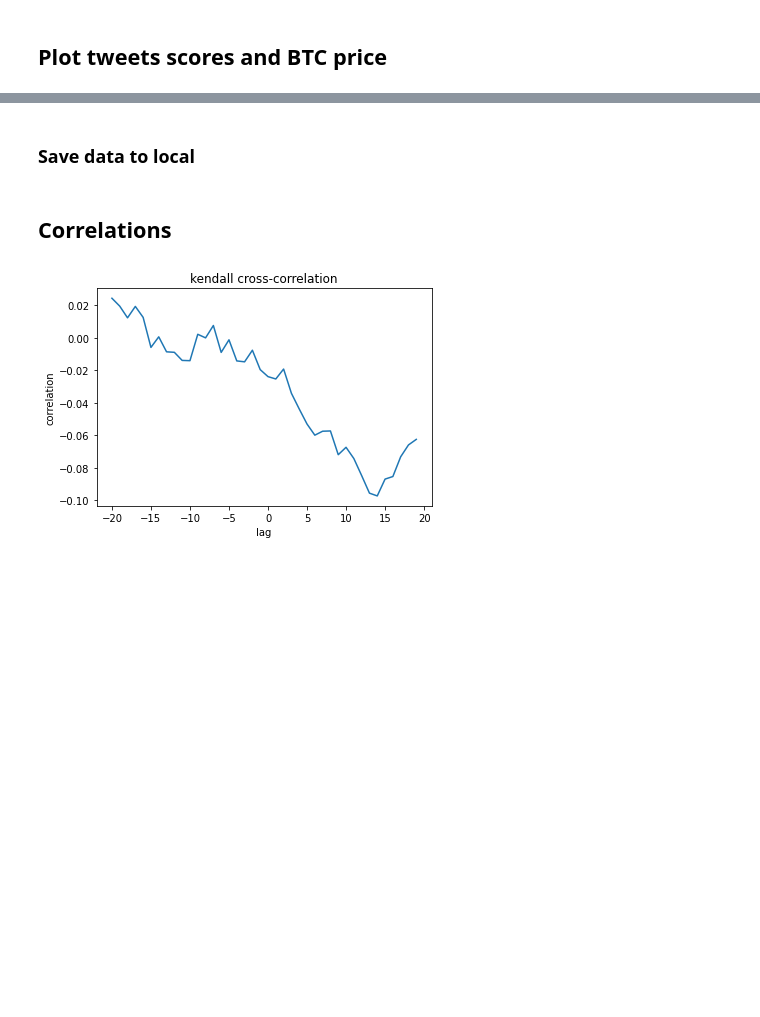
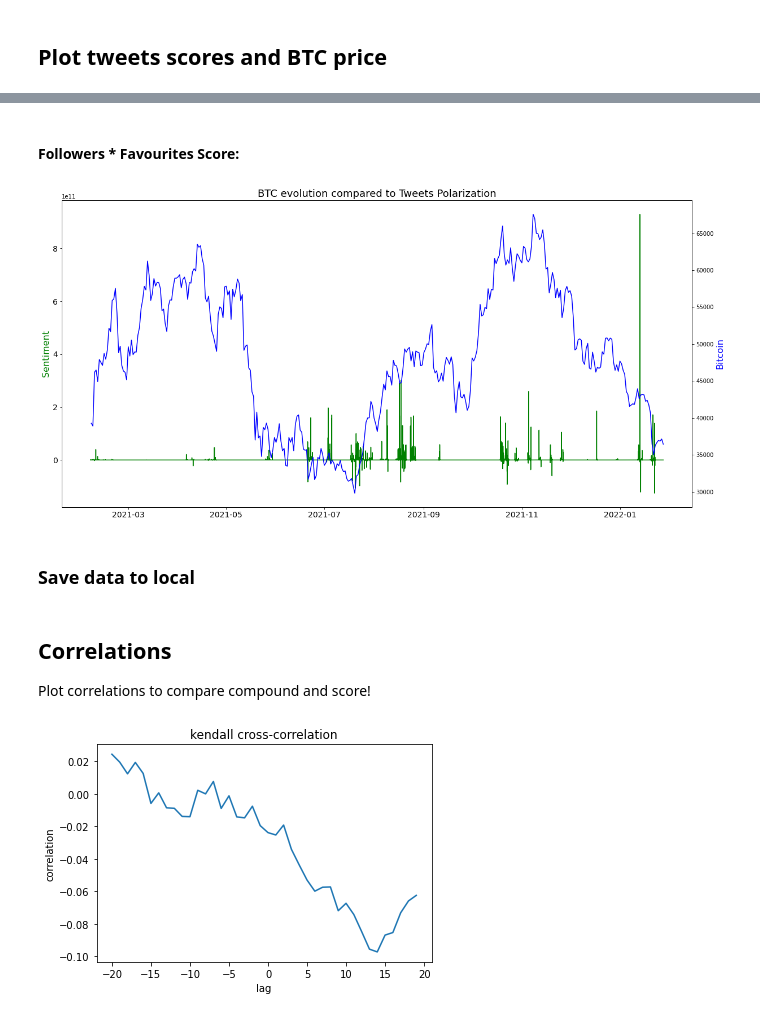
Before and after one commit to hugopobil/tfm_hugopobil, a Jupyter notebook: scratches/bitcoin_price_analysis_kaggle/03_bitcoint_price.ipynb, the cells around one changed output, grey strips where cells are left out. Cells and saved outputs as stored; diff of their text form; code cells hidden in the pictures; blank space fills up the shorter version.

```diff
--- a/scratches/bitcoin_price_analysis_kaggle/03_bitcoint_price.ipynb
+++ b/scratches/bitcoin_price_analysis_kaggle/03_bitcoint_price.ipynb
@@ -103,10 +105,31 @@ plt.show()
+# %% [markdown]
+#### Followers * Favourites Score:
+# %%
+fig, ax1 = plt.subplots(figsize=(20,10))
+ax1.set_title('BTC evolution compared to Tweets Polarization', fontsize=18)
+ax1.tick_params(labelsize=14)
+ax2 = ax1.twinx()
+ax1.plot(tweets_grouped.score, 'g-') # switch between compound and scores
+ax2.plot(btc_usd_grouped, 'b-')
+# ax2.axis_date(btc_usd_grouped.index, btc_usd_grouped, 'b-')
+
+# Add color to labels
+ax1.set_ylabel('Sentiment', color='g', fontsize=16)
+ax2.set_ylabel('Bitcoin', color='b', fontsize=16)
+plt.show()
+
+# Meter leyenda!
+# %% [output]
+[figure, added]
 # %% [markdown]
 ### Save data to local
 # %%
 tweets_grouped.to_csv(f'{directory}/data/tweets_grouped.csv')
 btc_usd_grouped.to_csv(f'{directory}/data/btc_usd_grouped.csv')
-# %% [markdown]
-## Correlations
+# %% [markdown]
+## Correlations
+
+Plot correlations to compare compound and score!
 # %%
 plot_correlation(tweets = tweets_grouped,
                  bitcoin = btc_usd_grouped,
```
Also changed, not shown: parts of 2 cells of this notebook, 1 other file.
